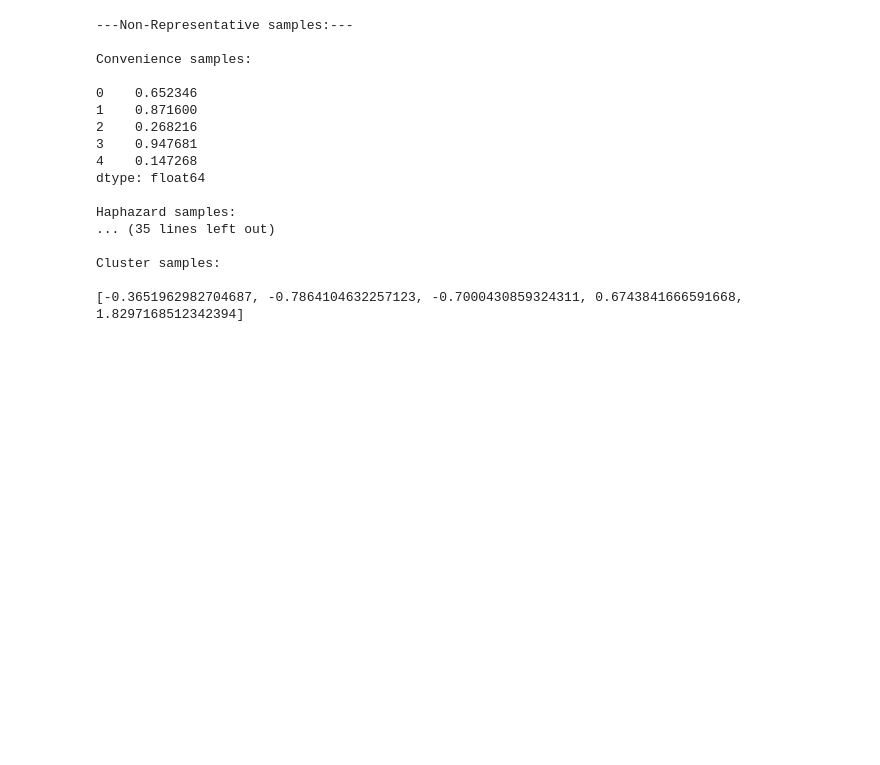
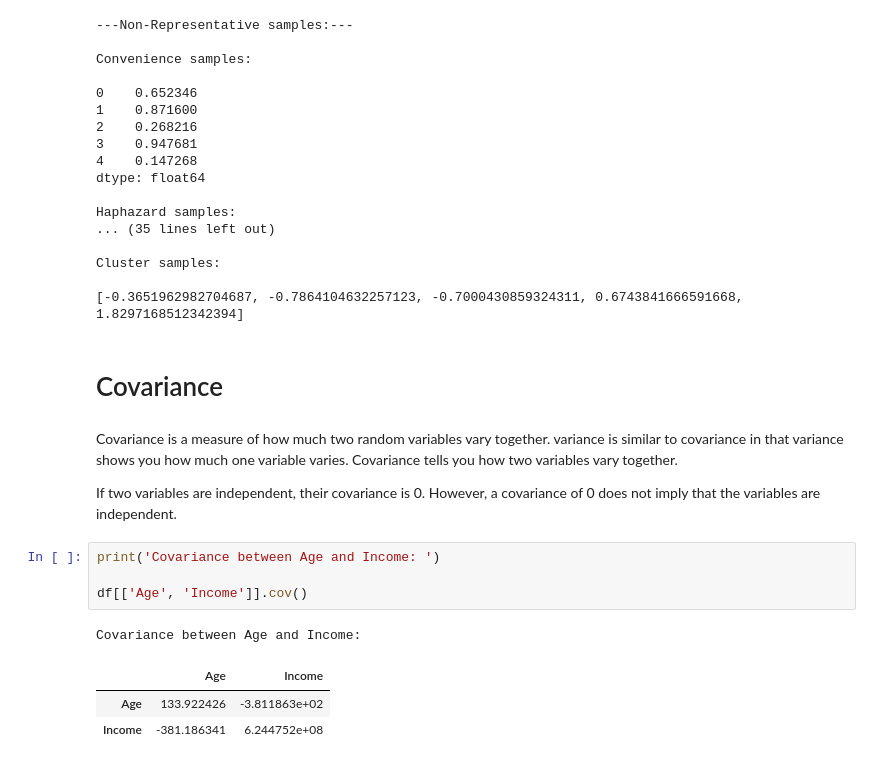
Before and after one commit to keithmmc/dataprojects, a Jupyter notebook: statsnotebook.ipynb, the cells around one changed output. Saved outputs shown, nothing was run; the diff lists cells and outputs as text; blank space fills up the shorter version.

```diff
--- a/statsnotebook.ipynb
+++ b/statsnotebook.ipynb
@@ -461,3 +461,18 @@ Haphazard samples:
 Cluster samples:
 
 [-0.3651962982704687, -0.7864104632257123, -0.7000430859324311, 0.6743841666591668, 1.8297168512342394]
+# %% [markdown]
+# Covariance
+# %% [markdown]
+Covariance is a measure of how much two random variables vary together. variance is similar to covariance in that variance shows you how much one variable varies. Covariance tells you how two variables vary together.
+
+If two variables are independent, their covariance is 0. However, a covariance of 0 does not imply that the variables are independent.
+# %%
+print('Covariance between Age and Income: ')
+
+df[['Age', 'Income']].cov()
+# %% [output]
+Covariance between Age and Income:
+|  | Age | Income |
+| Age | 133.922426 | -3.811863e+02 |
+| Income | -381.186341 | 6.244752e+08 |
```
Also changed, not shown: parts of 9 cells of this notebook.
